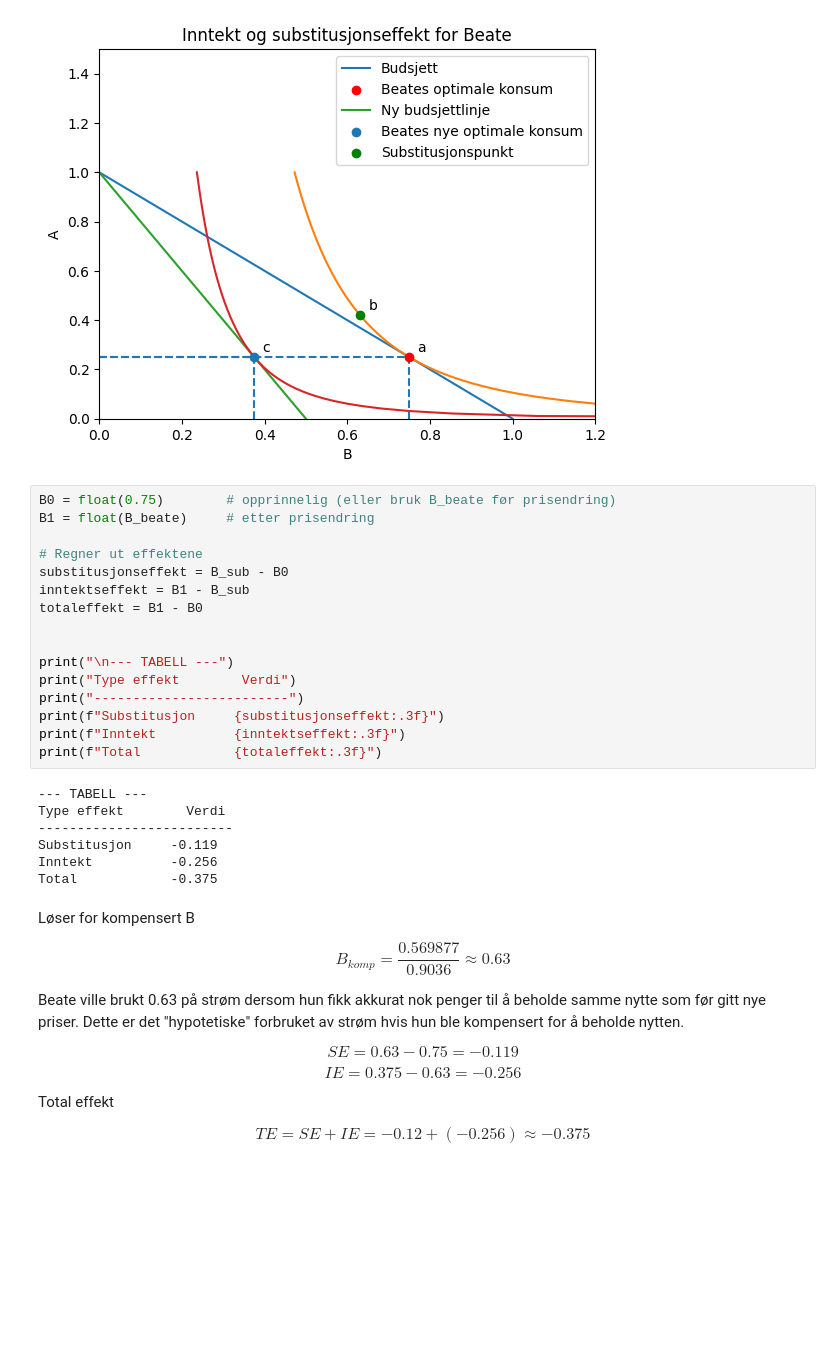
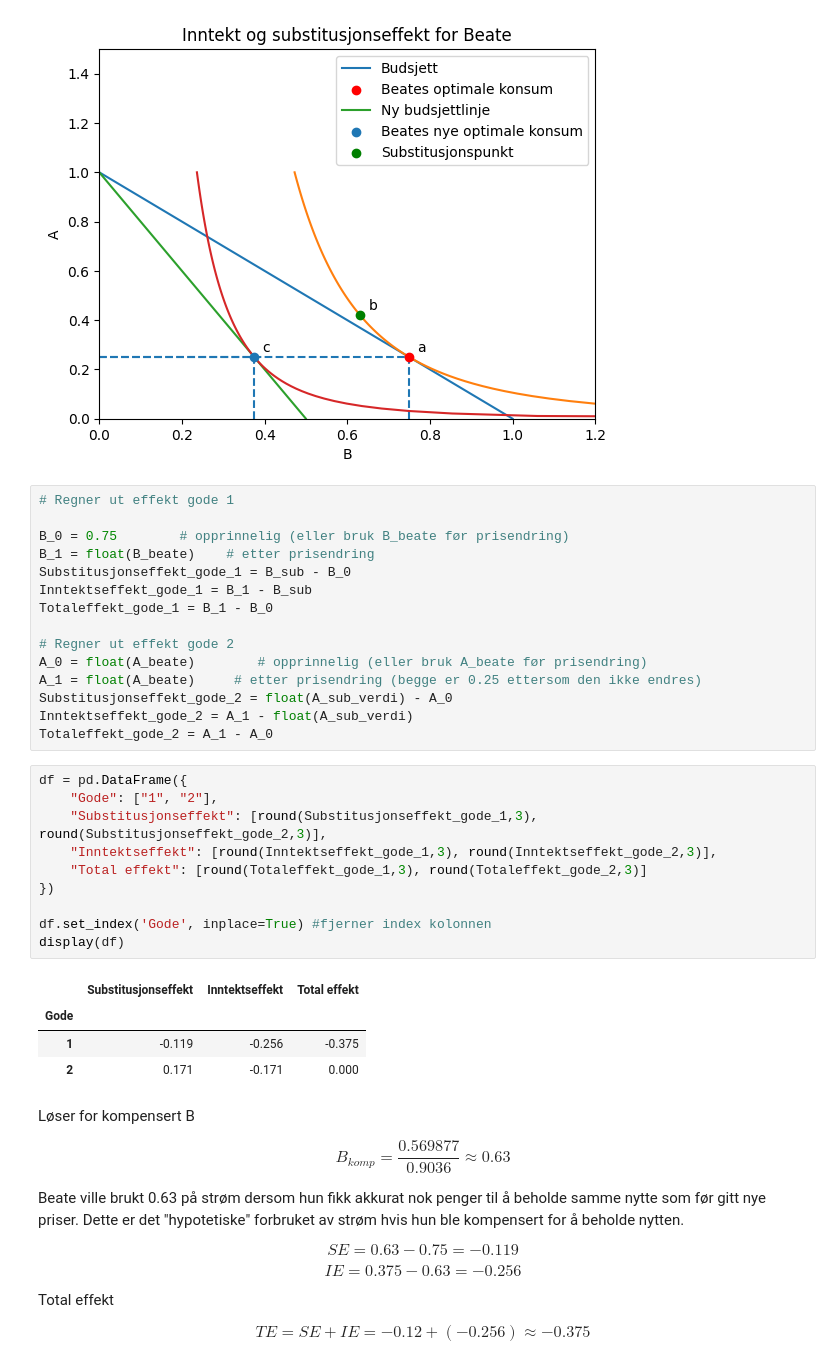
Before and after one commit to uit-sok-1303-v26/uit-sok-1303.v26.github.io, a Jupyter notebook: Konsumenteori - Kapittel 2.ipynb, the cells around one changed output. Cells and saved outputs as stored; diff of their text form; blank space fills up the shorter version.

```diff
--- a/Konsumenteori - Kapittel 2.ipynb
+++ b/Konsumenteori - Kapittel 2.ipynb
@@ -458,28 +477,35 @@ fig
 # %% [output]
 [figure]
 # %%
-B0 = float(0.75)        # opprinnelig (eller bruk B_beate før prisendring)
-B1 = float(B_beate)     # etter prisendring
+# Regner ut effekt gode 1
 
-# Regner ut effektene
-substitusjonseffekt = B_sub - B0
-inntektseffekt = B1 - B_sub
-totaleffekt = B1 - B0
+B_0 = 0.75        # opprinnelig (eller bruk B_beate før prisendring)
+B_1 = float(B_beate)    # etter prisendring
+Substitusjonseffekt_gode_1 = B_sub - B_0
+Inntektseffekt_gode_1 = B_1 - B_sub
+Totaleffekt_gode_1 = B_1 - B_0
 
-
-print("\n--- TABELL ---")
-print("Type effekt        Verdi")
-print("-------------------------")
-print(f"Substitusjon     {substitusjonseffekt:.3f}")
-print(f"Inntekt          {inntektseffekt:.3f}")
-print(f"Total            {totaleffekt:.3f}")
+# Regner ut effekt gode 2
+A_0 = float(A_beate)        # opprinnelig (eller bruk A_beate før prisendring)
+A_1 = float(A_beate)     # etter prisendring (begge er 0.25 ettersom den ikke endres)
+Substitusjonseffekt_gode_2 = float(A_sub_verdi) - A_0
+Inntektseffekt_gode_2 = A_1 - float(A_sub_verdi)
+Totaleffekt_gode_2 = A_1 - A_0
-# %% [output]
---- TABELL ---
-Type effekt        Verdi
--------------------------
-Substitusjon     -0.119
-Inntekt          -0.256
-Total            -0.375
+# %%
+df = pd.DataFrame({
+    "Gode": ["1", "2"],
+    "Substitusjonseffekt": [round(Substitusjonseffekt_gode_1,3), round(Substitusjonseffekt_gode_2,3)],
+    "Inntektseffekt": [round(Inntektseffekt_gode_1,3), round(Inntektseffekt_gode_2,3)],
+    "Total effekt": [round(Totaleffekt_gode_1,3), round(Totaleffekt_gode_2,3)]
+})
+
+df.set_index('Gode', inplace=True) #fjerner index kolonnen
+display(df)
+# %% [output]
+|  | Substitusjonseffekt | Inntektseffekt | Total effekt |
+| Gode |  |  |  |
+| 1 | -0.119 | -0.256 | -0.375 |
+| 2 | 0.171 | -0.171 | 0.000 |
 # %% [markdown]
 Løser for kompensert B
 
```
Also changed, not shown: parts of 11 cells of this notebook.
